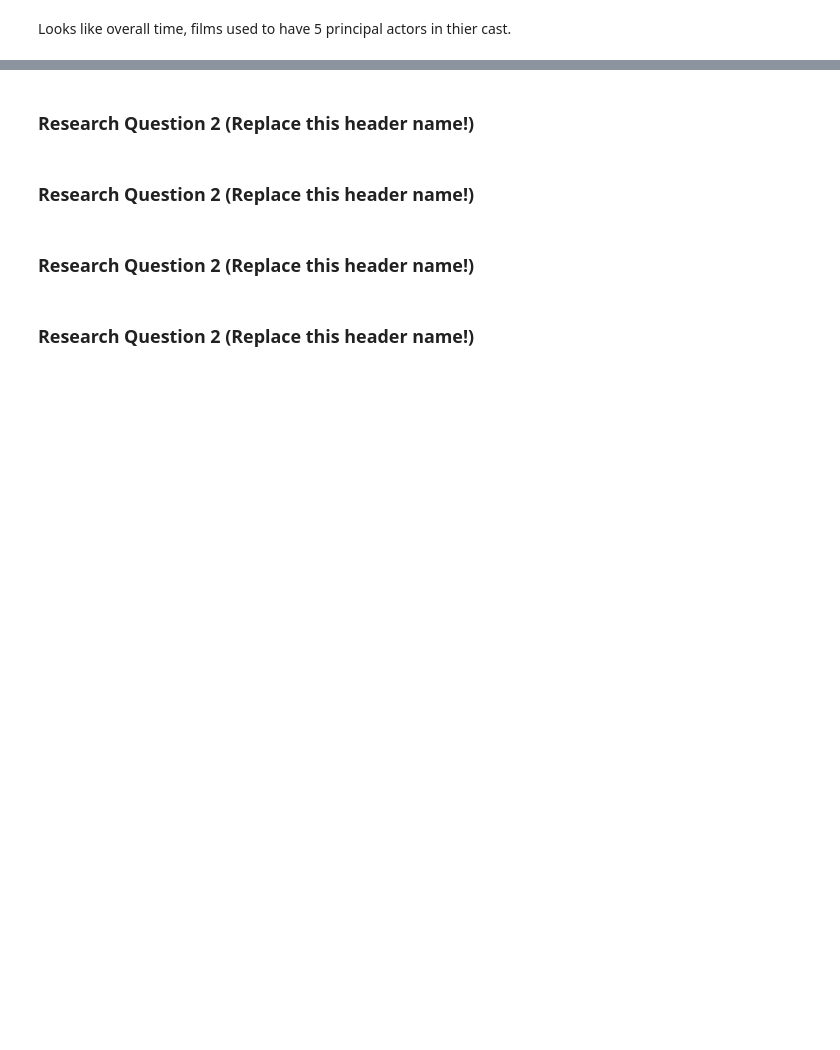
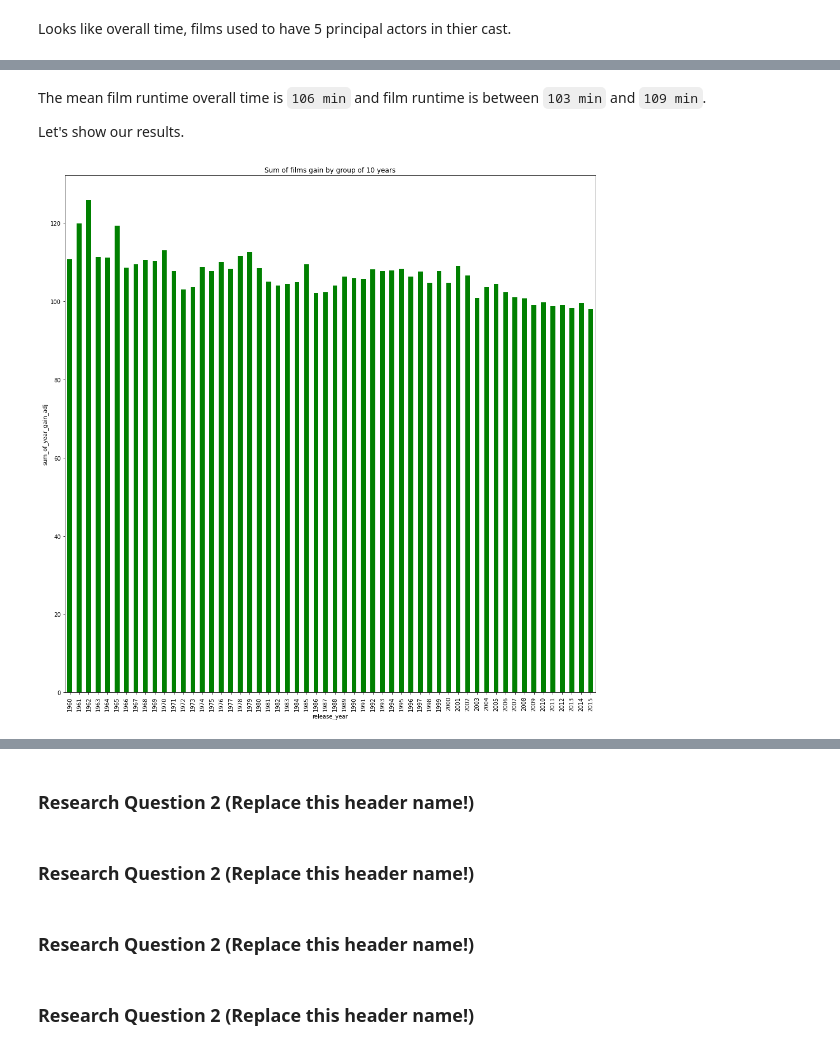
Before and after one commit to temajozias/Udacity-DataAnalystND-P1-Investigate-a-Dataset, a Jupyter notebook: Investigate_a_Dataset.ipynb, the cells around one changed output, grey strips where cells are left out. Cells and saved outputs as stored; diff of their text form; code cells hidden in the pictures; blank space fills up the shorter version.

```diff
--- a/Investigate_a_Dataset.ipynb
+++ b/Investigate_a_Dataset.ipynb
@@ -561,0 +576,12 @@ df[['cast_num']].sum().plot(kind='bar',
+# %% [markdown]
+The mean film runtime overall time is `106 min` and  film runtime is between `103 min` and `109 min`.
+
+Let's show our results.
+# %%
+df.groupby('release_year').mean()['runtime'].plot(kind='bar',
+                                                  figsize=(17, 17),
+                                                  title='Sum of films gain by group of 10 years',
+                                                  ylabel='sum_of_year_gain_adj',
+                                                  color = 'green');
+# %% [output]
+[figure, added]
```
Also changed, not shown: parts of 10 cells of this notebook.
